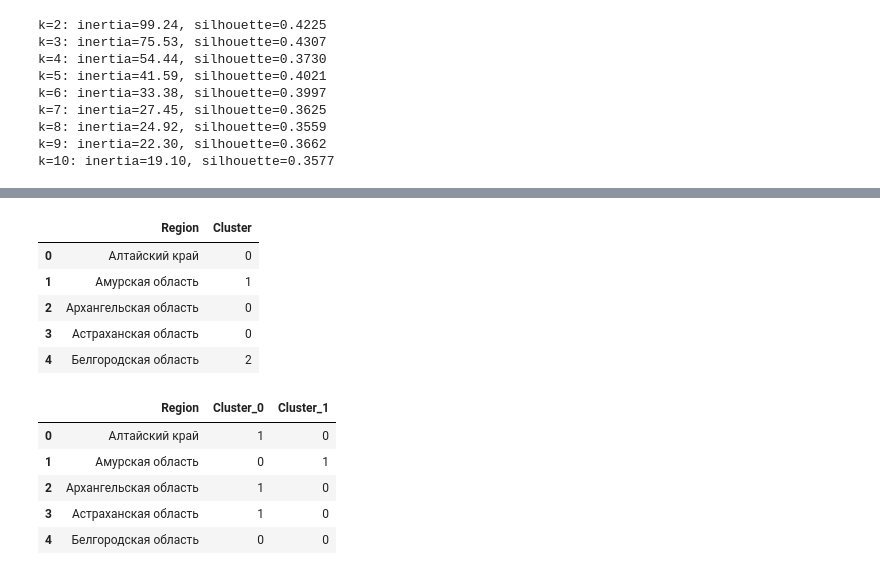
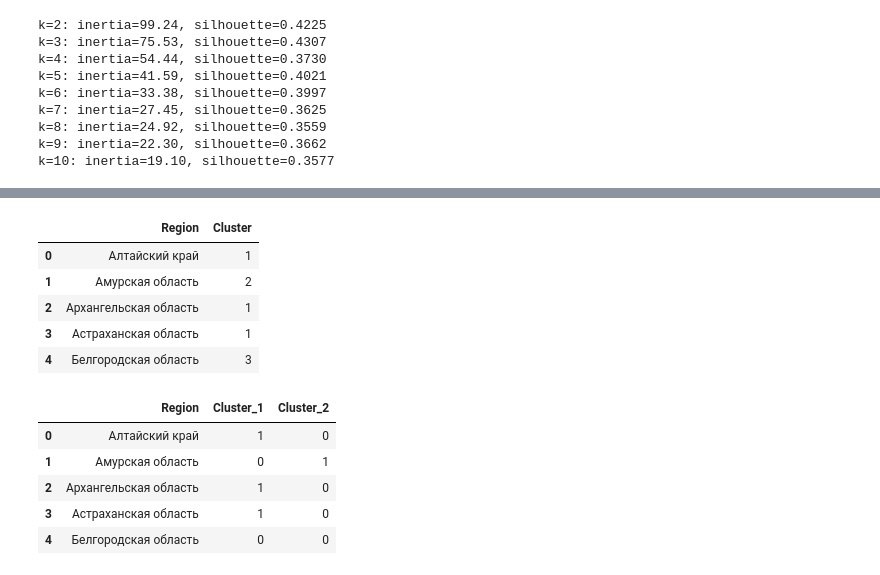
Before and after one commit to zerofermin/Monetary-policy-and-retail-landing-in-regions, a Jupyter notebook: Clustering.ipynb, the cells around one changed output, grey strips where cells are left out. Saved outputs shown, nothing was run; the diff lists cells and outputs as text; code cells hidden in the pictures.

Commit message:
Updated clustering visualization

```diff
--- a/Clustering.ipynb
+++ b/Clustering.ipynb
@@ -71,4 +73,4 @@ k=10: inertia=19.10, silhouette=0.3577
 
 optimal_k = 3  # можно поменять, исходя из вывода выше
 kmeans = KMeans(n_clusters=optimal_k, random_state=42, n_init=10)
-df_clust["Cluster"] = kmeans.fit_predict(X_scaled)
+df_clust["Cluster"] = kmeans.fit_predict(X_scaled) + 1
@@ -77,21 +256,21 @@ region_cluster = df_clust[['Region', 'Cluster']].copy()
 region_cluster.head()
 # %% [output]
 |  | Region | Cluster |
-| 0 | Алтайский край | 0 |
-| 1 | Амурская область | 1 |
-| 2 | Архангельская область | 0 |
-| 3 | Астраханская область | 0 |
-| 4 | Белгородская область | 2 |
+| 0 | Алтайский край | 1 |
+| 1 | Амурская область | 2 |
+| 2 | Архангельская область | 1 |
+| 3 | Астраханская область | 1 |
+| 4 | Белгородская область | 3 |
 # %%
 cluster_dummies = pd.get_dummies(region_cluster['Cluster'],prefix='Cluster').astype(int)
 
 region_cluster = pd.concat([region_cluster, cluster_dummies], axis=1)
 
-region_cluster = region_cluster.drop(columns=['Cluster', 'Cluster_2'])
+region_cluster = region_cluster.drop(columns=['Cluster', 'Cluster_3'])
 
 region_cluster.head()
 # %% [output]
-|  | Region | Cluster_0 | Cluster_1 |
+|  | Region | Cluster_1 | Cluster_2 |
 | 0 | Алтайский край | 1 | 0 |
 | 1 | Амурская область | 0 | 1 |
 | 2 | Архангельская область | 1 | 0 |
```
Also changed, not shown: parts of 6 cells of this notebook.
